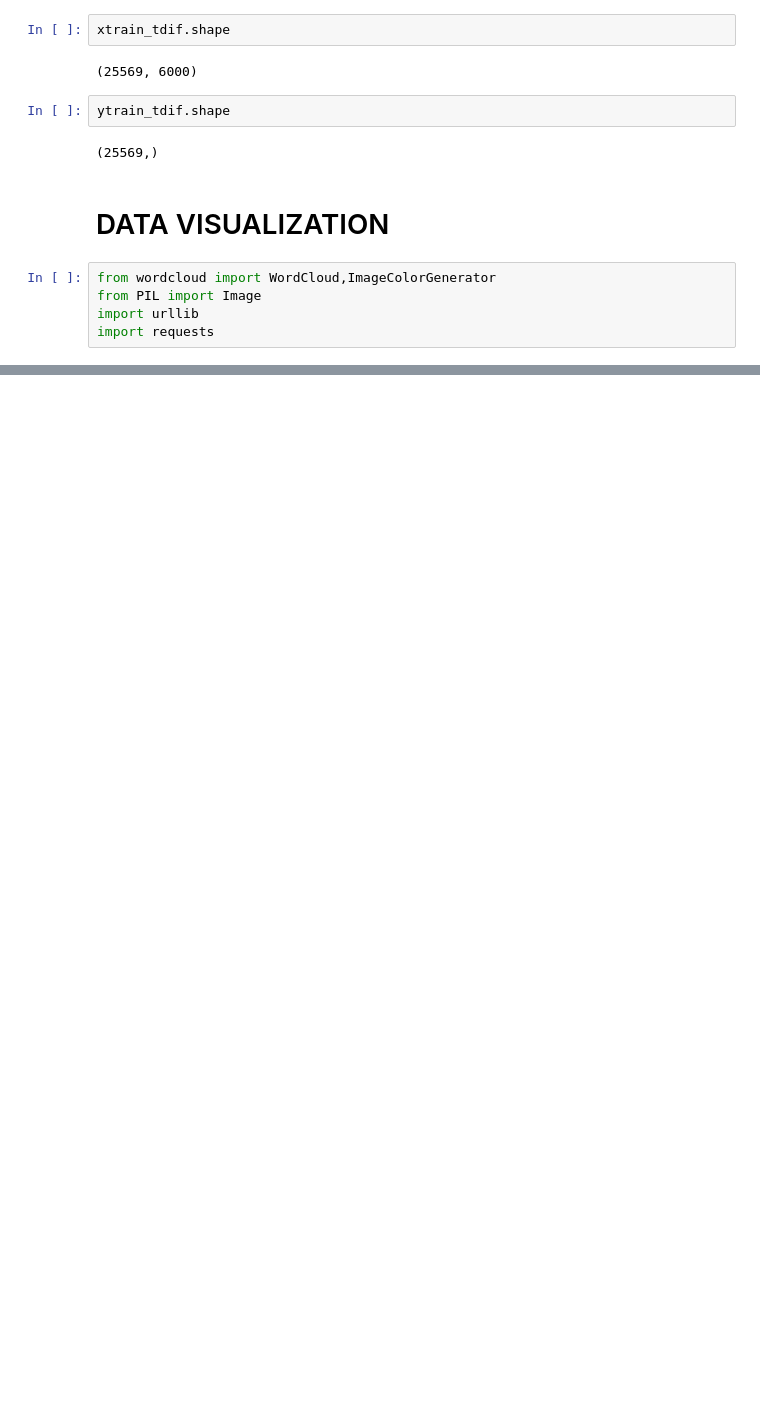
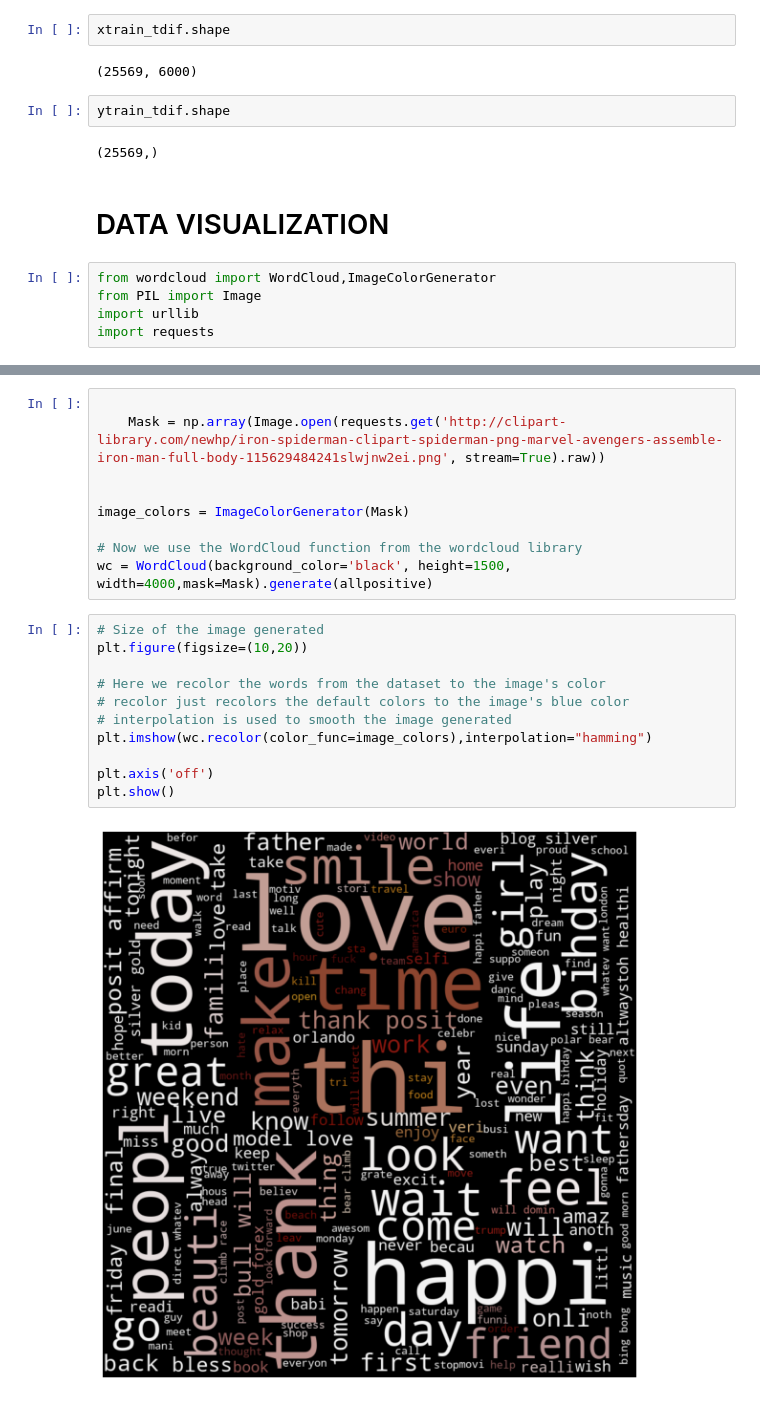
Before and after one commit to JanviPangoriya/social_media_sentiments-analaysis, a Jupyter notebook: sentiments_analysis.ipynb, the cells around one changed output, grey strips where cells are left out. Cells and saved outputs as stored; diff of their text form; blank space fills up the shorter version.

```diff
--- a/sentiments_analysis.ipynb
+++ b/sentiments_analysis.ipynb
@@ -274,0 +300,22 @@ real =' '.join(text for text in data1['clean text'][data1['label']==0])
+# %%
+
+    Mask = np.array(Image.open(requests.get('http://clipart-library.com/newhp/iron-spiderman-clipart-spiderman-png-marvel-avengers-assemble-iron-man-full-body-115629484241slwjnw2ei.png', stream=True).raw))
+
+
+image_colors = ImageColorGenerator(Mask)
+
+# Now we use the WordCloud function from the wordcloud library
+wc = WordCloud(background_color='black', height=1500, width=4000,mask=Mask).generate(allpositive)
+# %%
+# Size of the image generated
+plt.figure(figsize=(10,20))
+
+# Here we recolor the words from the dataset to the image's color
+# recolor just recolors the default colors to the image's blue color
+# interpolation is used to smooth the image generated
+plt.imshow(wc.recolor(color_func=image_colors),interpolation="hamming")
+
+plt.axis('off')
+plt.show()
+# %% [output]
+[figure, added]
```
Also changed, not shown: parts of 6 cells of this notebook.
